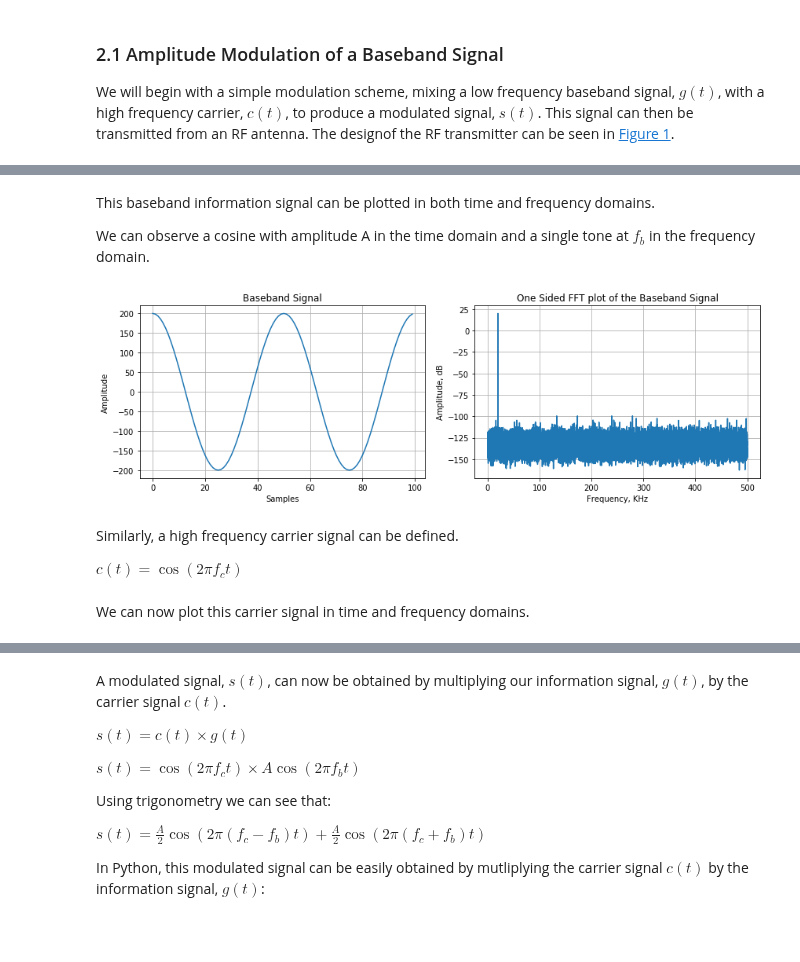
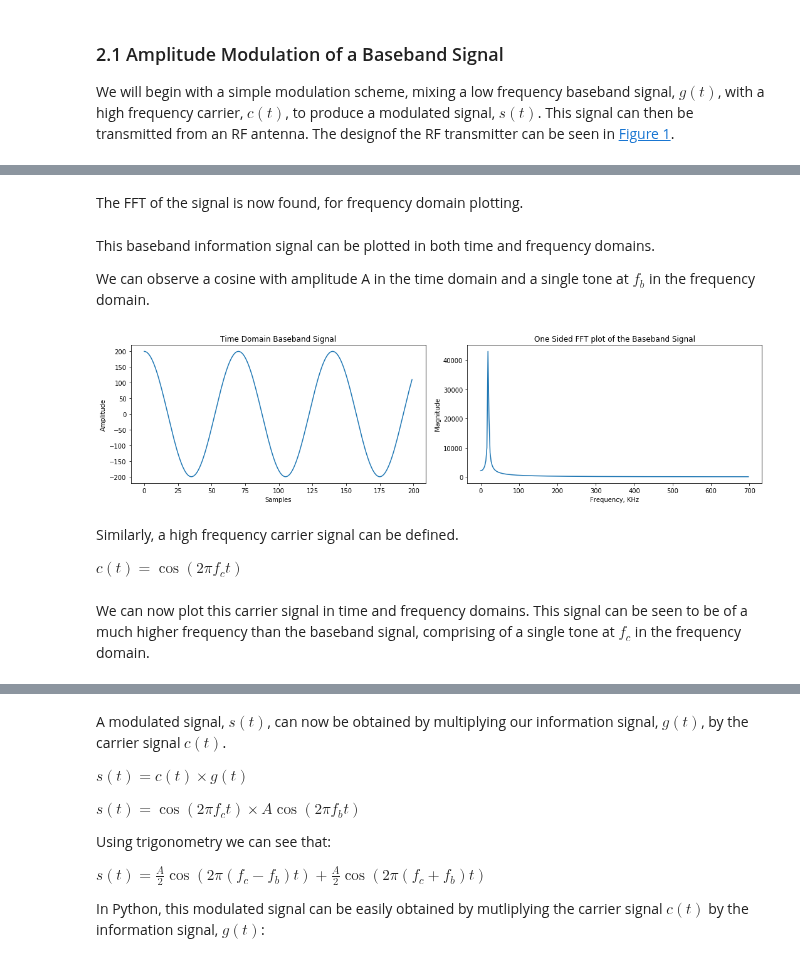
Before and after one commit to strath-sdr/dsp_notebooks, a Jupyter notebook: notebooks/modulation_demodulation/02_amplitude_modulation.ipynb, the cells around one changed output, grey strips where cells are left out. Saved outputs shown, nothing was run; the diff lists cells and outputs as text; code cells hidden in the pictures; blank space fills up the shorter version.

Commit message:
Updated with improved FFT method
Changed FFT for plotting to match 01_spectrum_analysis.ipynb

```diff
--- a/notebooks/modulation_demodulation/02_amplitude_modulation.ipynb
+++ b/notebooks/modulation_demodulation/02_amplitude_modulation.ipynb
@@ -33,12 +34,9 @@ We will begin with a simple modulation scheme, mixing a low frequency baseband s
 # %%
-fs = 1000000 # sample rate
-fb = 20000 # the frequency of the baseband signal
-fc = 300000 # frequency of the carrier signal
+# Set basic params
+fs = 1400000 # sample rate
+fb = 20000 # frequency of baseband signal
 A = 200 # baseband signal amplitude
-n_window = fs # fft size
+N_fft = 512 # fft size
+
+t = np.arange(N_fft)/fs #time scale
-# %%
-samples = np.arange(fs) # the points on the x axis for plotting - 0 to fs
-t = samples/fs #samples per sampling rate - amount of time passed to process number of samples - array
-
-freqs = np.fft.fftshift(np.fft.fftfreq(n_window,1/fs)) #frequency domain axis for graphs
 # %% [markdown]
@@ -53,15 +52,30 @@ For demonstration purposes a single tone signal will be used, however a more gen
 g = A*np.cos(2*np.pi*fb*t)
+# %% [markdown]
+The FFT of the signal is now found, for frequency domain plotting.
+# %%
+# Calculate FFT
+g_fft_result = np.fft.fft(g, N_fft)
+
+# Get the corresponding frequencies, that depend on N_fft and Fs - freq. domain x axis
+freqs = np.fft.fftfreq(N_fft,1/fs)
 # %% [markdown]
 This baseband information signal can be plotted in both time and frequency domains.
 
 We can observe a cosine with amplitude A in the time domain and a single tone at $f_{b}$ in the frequency domain.
-# %%
-baseband_fft_db = find_fft(g, n_window)
-time_title = 'Baseband Signal'
-freq_title = 'One Sided FFT plot of the Baseband Signal'
-subplots(g, baseband_fft_db, samples, freqs, fs, time_title, freq_title)
-# %% [output]
-[figure, removed]
+# %%
+fig, axs = plt.subplots(1,2, figsize=(15,4))
+axs[0].plot(g[:200])
+axs[0].set_title('Time Domain Baseband Signal')
+axs[0].set_xlabel('Samples')
+axs[0].set_ylabel('Amplitude')
+
+axs[1].plot(freqs[:int(N_fft/2)]/1000, np.abs(g_fft_result[:int(N_fft/2)]))
+axs[1].set_title('One Sided FFT plot of the Baseband Signal')
+axs[1].set_ylabel('Magnitude')
+axs[1].set_xlabel('Frequency, KHz')
+fig.tight_layout()
+# %% [output]
+[figure, added]
 # %% [markdown]
 Similarly, a high frequency carrier signal can be defined.
 
@@ -71,2 +91,2 @@ c = np.cos(2*np.pi*fc*t)
 # %% [markdown]
-We can now plot this carrier signal in time and frequency domains.
+We can now plot this carrier signal in time and frequency domains. This signal can be seen to be of a much higher frequency than the baseband signal, comprising of a single tone at $f_{c}$ in the frequency domain.
```
Also changed, not shown: parts of 32 cells of this notebook, 2 other files.
